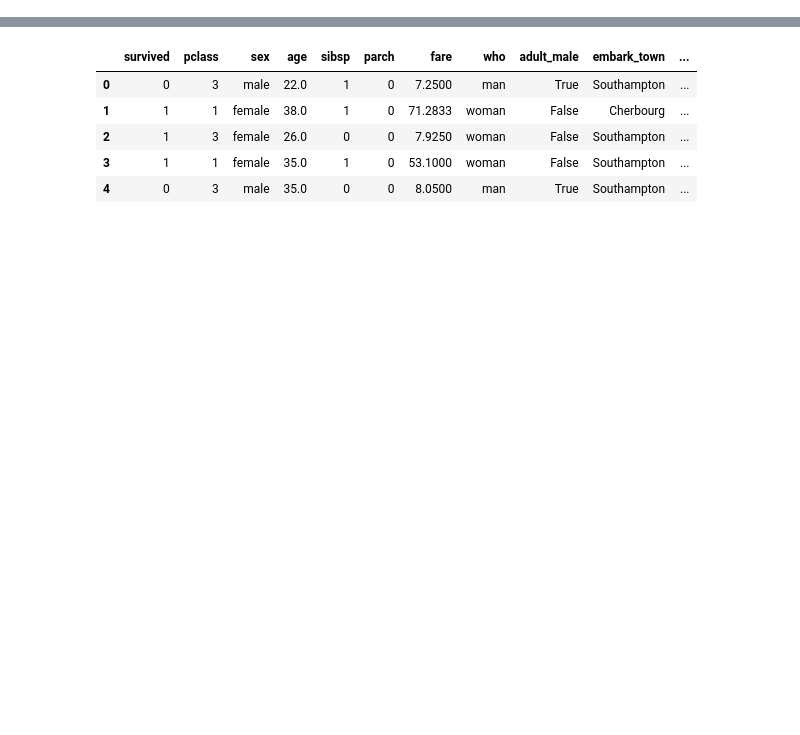
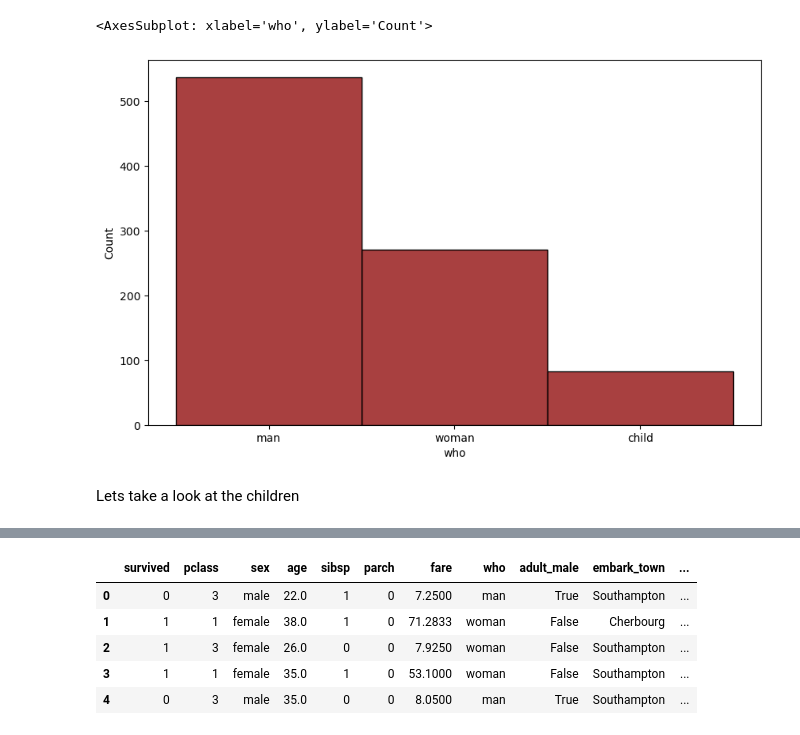
Before and after one commit to mhussen2/Mr-Powers-CPP, a Jupyter notebook: classNotes/Lecture 20 - Regression/20.2 Logistic Regression/Logistic_Regression_Notebook.ipynb, the cells around one changed output, grey strips where cells are left out. Drawn from its saved outputs; the diff is of its cells as text; code cells hidden in the pictures; blank space fills up the shorter version.

```diff
--- a/classNotes/Lecture 20 - Regression/20.2 Logistic Regression/Logistic_Regression_Notebook.ipynb
+++ b/classNotes/Lecture 20 - Regression/20.2 Logistic Regression/Logistic_Regression_Notebook.ipynb
@@ -47,0 +70,8 @@ df.drop(["embarked", "class", "alive"], axis = 1, inplace = True)
+# %%
+plt.figure(figsize = (10, 6))
+sns.histplot(df["who"], color = "darkred")
+# %% [output]
+<AxesSubplot: xlabel='who', ylabel='Count'>
+[figure, added]
+# %% [markdown]
+Lets take a look at the children
```
Also changed, not shown: parts of 37 cells of this notebook, 4 other files.
